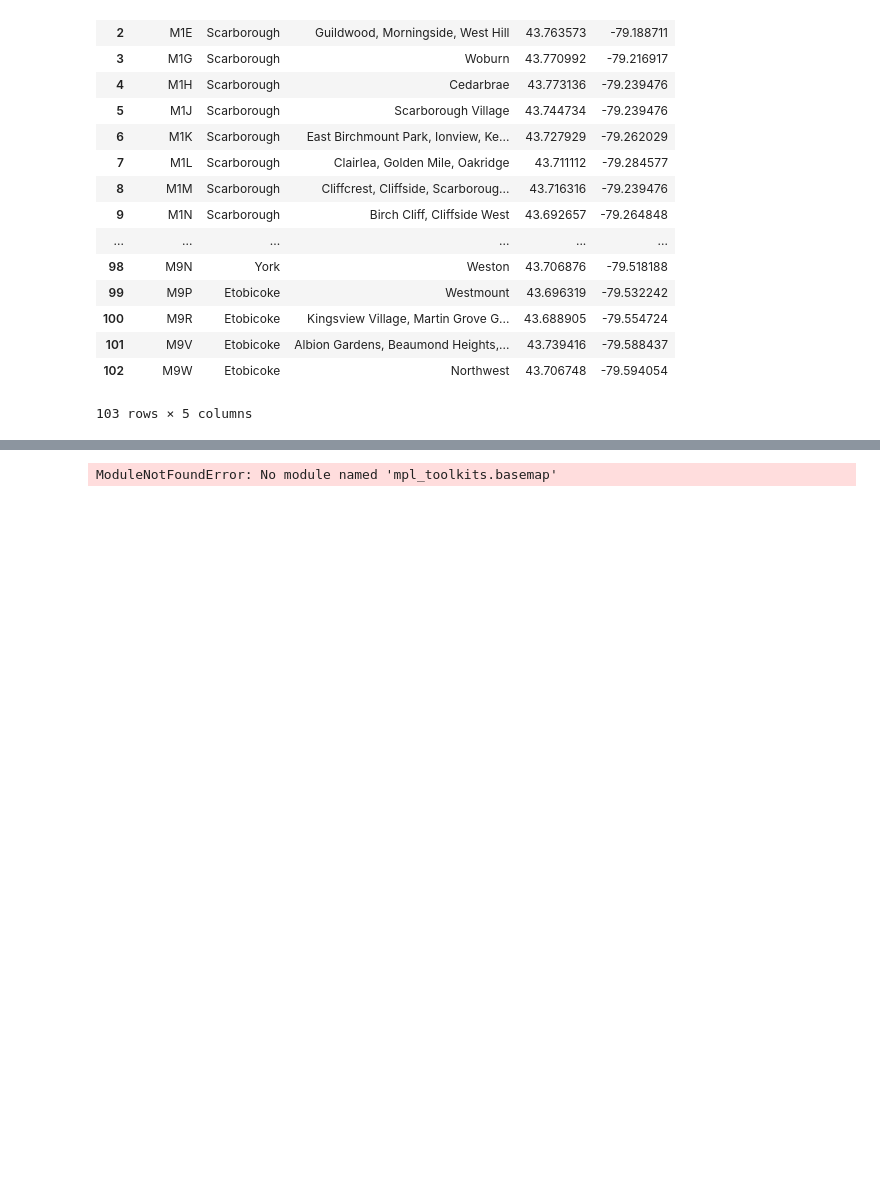
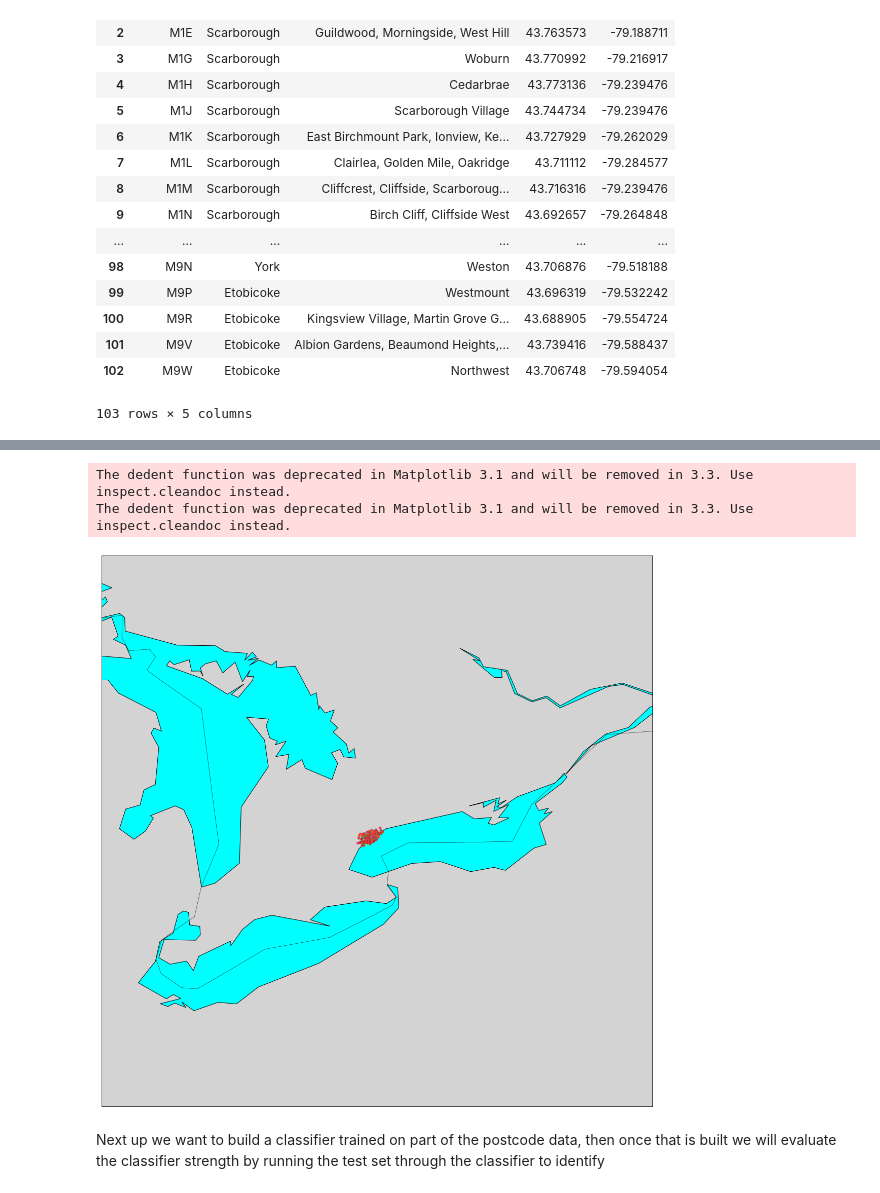
Before and after one commit to sjans1/Data-Science-Capstone, a Jupyter notebook: Data Science Capstone week 3.ipynb, the cells around one changed output, grey strips where cells are left out. Saved outputs shown, nothing was run; the diff lists cells and outputs as text; code cells hidden in the pictures; blank space fills up the shorter version.

```diff
--- a/Data Science Capstone week 3.ipynb
+++ b/Data Science Capstone week 3.ipynb
@@ -104,39 +103,31 @@ Solving environment: -
-# %%
-from mpl_toolkits.basemap import Basemap
-import matplotlib.pyplot as plt
-from pylab import rcParams
-%matplotlib inline
-rcParams['figure.figsize'] = (14,10)
-
-llon=-140
-ulon=-50
-llat=40
-ulat=65
-
-pdf = pdf[(pdf['Long'] > llon) & (pdf['Long'] < ulon) & (pdf['Lat'] > llat) &(pdf['Lat'] < ulat)]
-
-my_map = Basemap(projection='merc',
-            resolution = 'l', area_thresh = 1000.0,
-            llcrnrlon=llon, llcrnrlat=llat, #min longitude (llcrnrlon) and latitude (llcrnrlat)
-            urcrnrlon=ulon, urcrnrlat=ulat) #max longitude (urcrnrlon) and latitude (urcrnrlat)
-
-my_map.drawcoastlines()
-#my_map.drawcountries()
-# my_map.drawmapboundary()
-#my_map.fillcontinents(color = 'white', alpha = 0.9)
-#my_map.shadedrelief()
-
-# To collect data based on stations
-
-#xs,ys = my_map(np.asarray(pdf.Long), np.asarray(pdf.Lat))
-#pdf['xm']= xs.tolist()
-#pdf['ym'] =ys.tolist()
-
-#Visualization1
-#for index,row in pdf.iterrows():
-#   x,y = my_map(row.Long, row.Lat)
-#   my_map.plot(row.xm, row.ym,markerfacecolor =([1,0,0]),  marker='o', markersize= 5, alpha = 0.75)
-#plt.text(x,y,stn)
-plt.show()
-# %% [output]
-ModuleNotFoundError: No module named 'mpl_toolkits.basemap'
+# %%
+from mpl_toolkits.basemap import Basemap
+from pylab import rcParams
+%matplotlib inline
+
+llon=-140
+ulon=-50
+llat=40
+ulat=60
+
+fig = plt.figure(figsize=(20, 20))
+m = Basemap(projection='lcc', resolution='l',
+            lat_0=43.794200, lon_0=-79.262029,
+            width=8.05E5, height=8.05E5)
+
+for index,row in df.iterrows():
+    x, y = m(row[4], row[3])
+    plt.plot(x, y,markerfacecolor =([1,0,0]),  marker='o', markersize= 5, alpha = 0.75)
+
+m.drawcoastlines()
+m.drawcountries()
+m.drawmapboundary()
+m.drawmapboundary(fill_color='blue')
+m.fillcontinents(color='lightgray',lake_color='aqua')
+plt.show()
+# %% [output]
+The dedent function was deprecated in Matplotlib 3.1 and will be removed in 3.3. Use inspect.cleandoc instead.
+The dedent function was deprecated in Matplotlib 3.1 and will be removed in 3.3. Use inspect.cleandoc instead.
+[figure, added]
+# %% [markdown]
+Next up we want to build a classifier trained on part of the postcode data, then once that is built we will evaluate the classifier strength by running the test set through the classifier to identify
```
Also changed, not shown: parts of 9 cells of this notebook.
